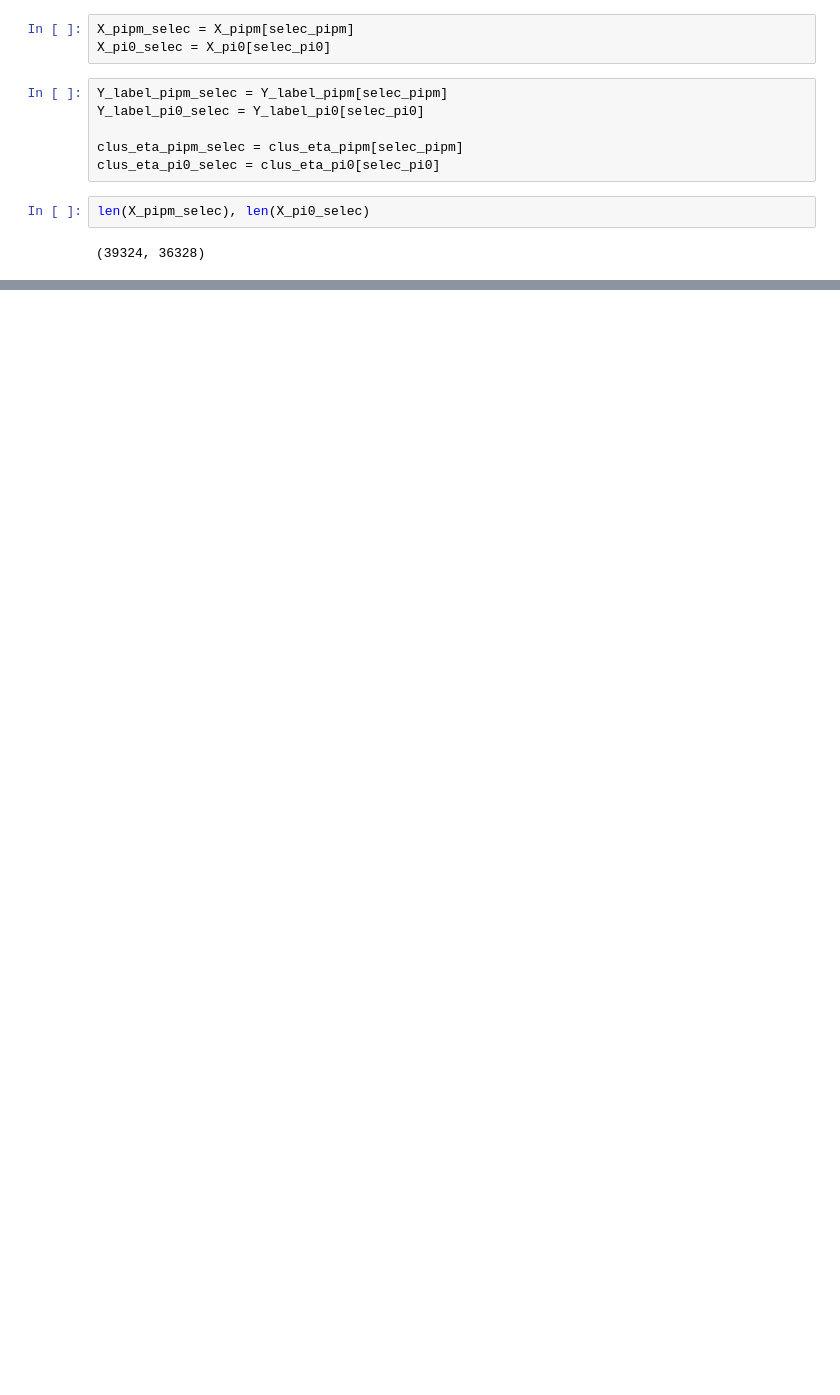
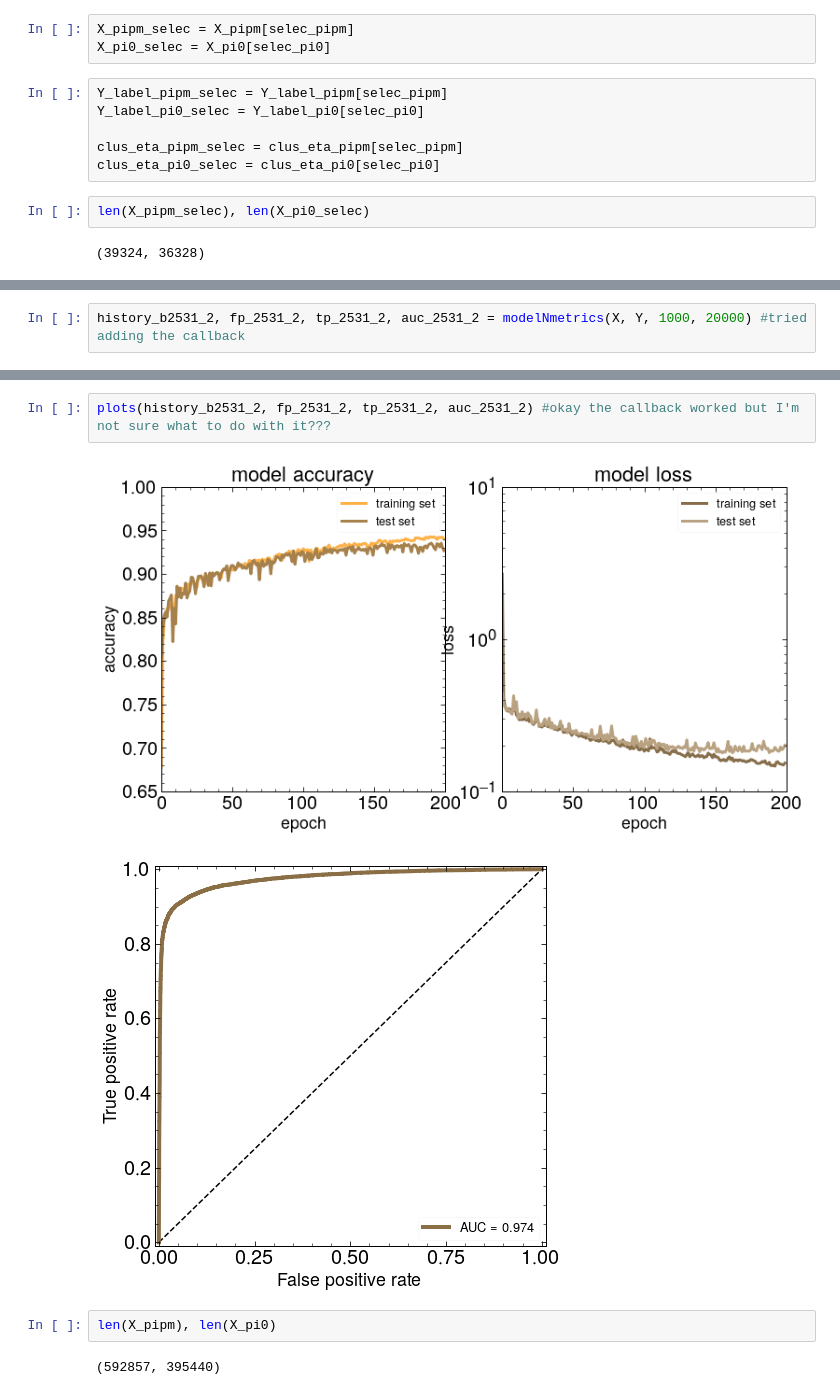
Before and after one commit to KaelaDouglas/LCStudies, a Jupyter notebook: classifier/Week6_part1.ipynb, the cells around one changed output, grey strips where cells are left out. Cells and saved outputs as stored; diff of their text form; blank space fills up the shorter version.

```diff
--- a/classifier/Week6_part1.ipynb
+++ b/classifier/Week6_part1.ipynb
@@ -169,0 +181,2 @@ ValueError: in user code:
+# %%
+history_b2531_2, fp_2531_2, tp_2531_2, auc_2531_2 = modelNmetrics(X, Y, 1000, 20000) #tried adding the callback
@@ -169,0 +201,9 @@ ValueError: in user code:
+# %%
+plots(history_b2531_2, fp_2531_2, tp_2531_2, auc_2531_2) #okay the callback worked but I'm not sure what to do with it???
+# %% [output]
+[figure, added]
+[figure, added]
+# %%
+len(X_pipm), len(X_pi0)
+# %% [output]
+(592857, 395440)
```
Also changed, not shown: parts of 33 cells of this notebook, 33 other files.
